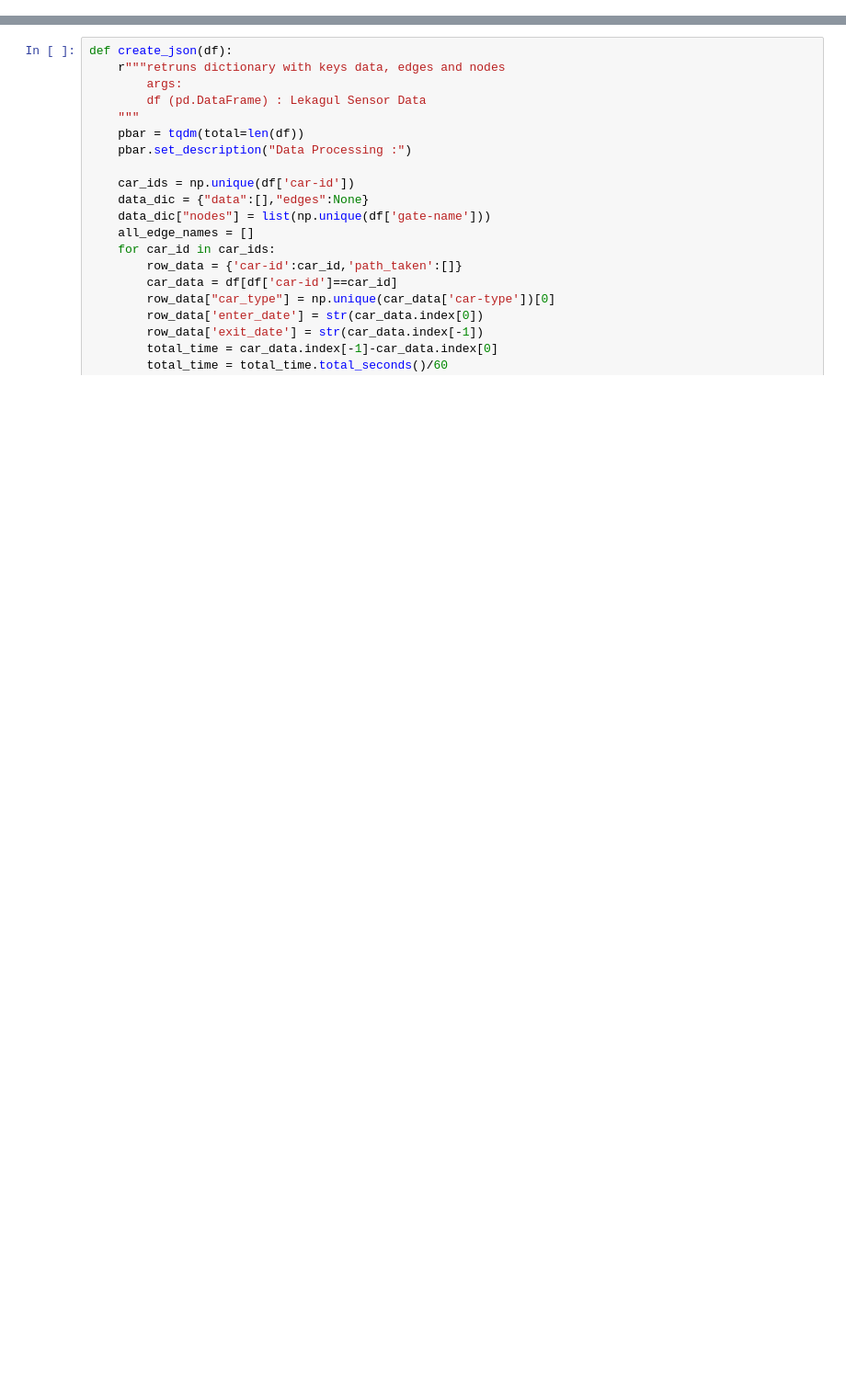
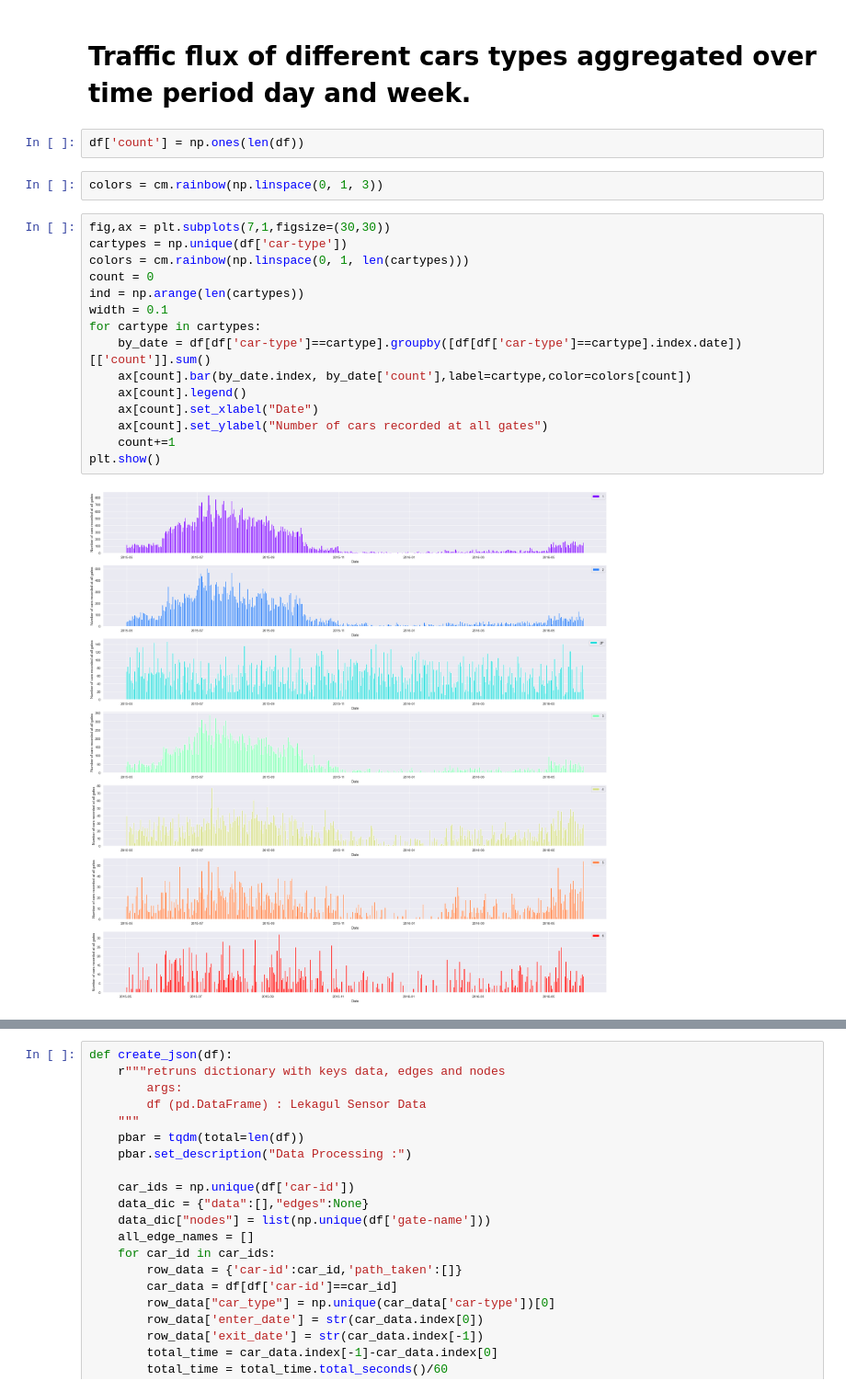
Before and after one commit to Visual-Analytics-2024/VA-Project, a Jupyter notebook: Python/Notebooks/basic data cleaning and visualizing.ipynb, the cells around one changed output, grey strips where cells are left out. Shown at 92% size. Cells and saved outputs as stored; diff of their text form; blank space fills up the shorter version.

```diff
--- a/Python/Notebooks/basic data cleaning and visualizing.ipynb
+++ b/Python/Notebooks/basic data cleaning and visualizing.ipynb
@@ -11,0 +54,23 @@ import os
+# %% [markdown]
+# Traffic flux of different cars types aggregated over time period day and week.
+# %%
+df['count'] = np.ones(len(df))
+# %%
+colors = cm.rainbow(np.linspace(0, 1, 3))
+# %%
+fig,ax = plt.subplots(7,1,figsize=(30,30))
+cartypes = np.unique(df['car-type'])
+colors = cm.rainbow(np.linspace(0, 1, len(cartypes)))
+count = 0
+ind = np.arange(len(cartypes))
+width = 0.1
+for cartype in cartypes:
+    by_date = df[df['car-type']==cartype].groupby([df[df['car-type']==cartype].index.date])[['count']].sum()
+    ax[count].bar(by_date.index, by_date['count'],label=cartype,color=colors[count])
+    ax[count].legend()
+    ax[count].set_xlabel("Date")
+    ax[count].set_ylabel("Number of cars recorded at all gates")
+    count+=1
+plt.show()
+# %% [output]
+[figure, added]
```
Also changed, not shown: parts of 47 cells of this notebook, 8 other files.
